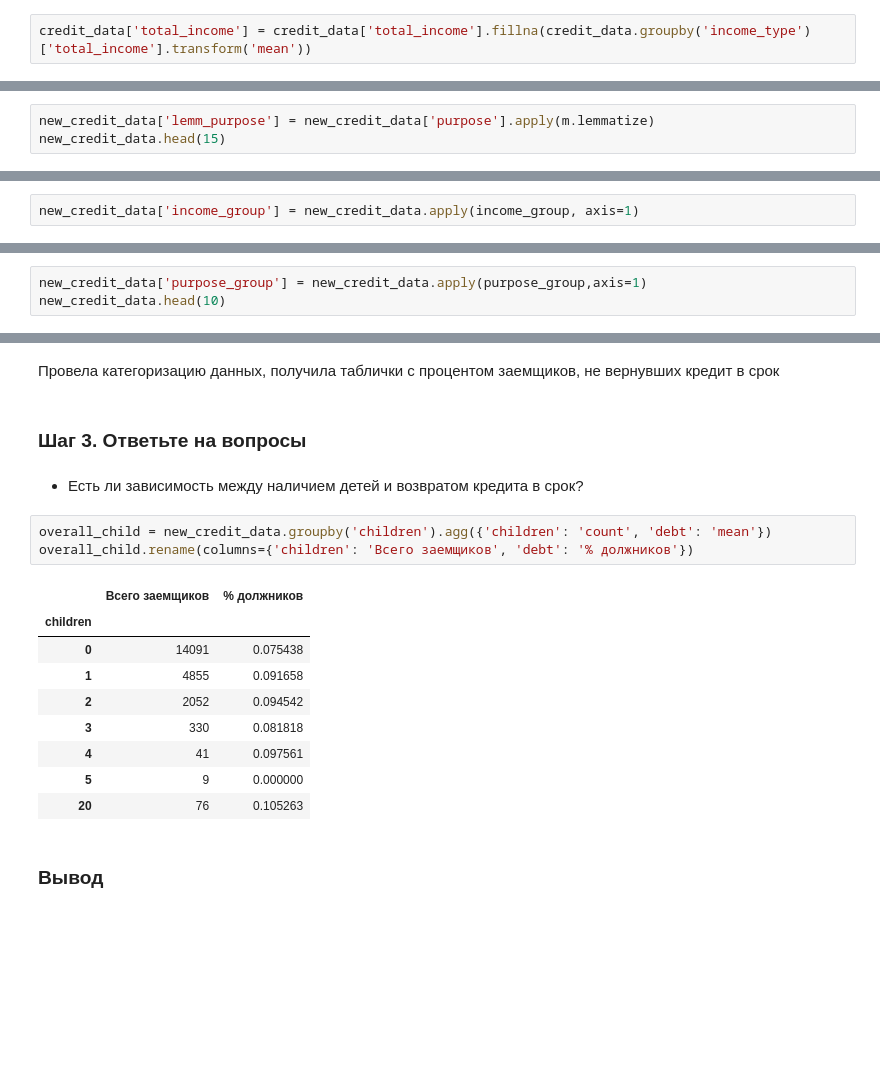
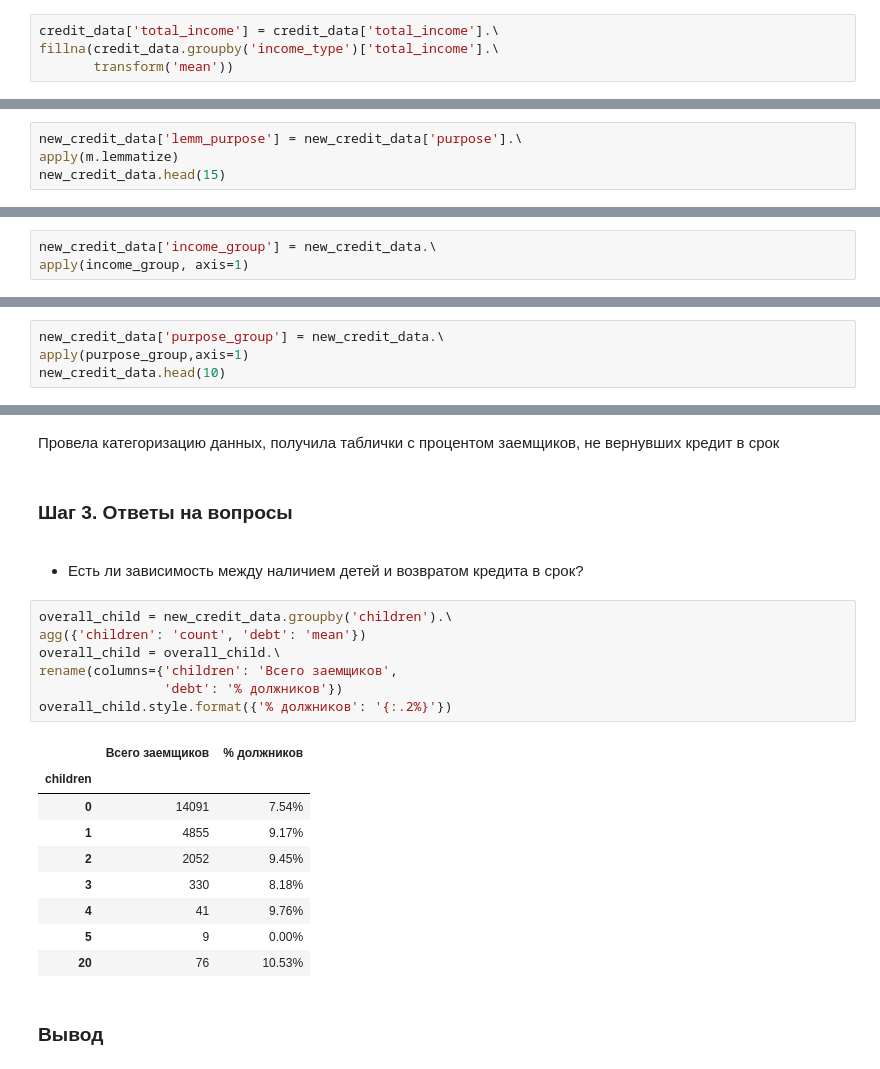
Before and after one commit to eklerchik/Yandex-praktikum-Projects, a Jupyter notebook: Credit_bank/Credit_bank.ipynb, the cells around one changed output, grey strips where cells are left out. Cells and saved outputs as stored; diff of their text form; blank space fills up the shorter version.

```diff
--- a/Credit_bank/Credit_bank.ipynb
+++ b/Credit_bank/Credit_bank.ipynb
@@ -224,7 +253,9 @@ income_type
 студент             98201.625314
 Name: total_income, dtype: float64
 # %%
-credit_data['total_income'] = credit_data['total_income'].fillna(credit_data.groupby('income_type')['total_income'].transform('mean'))
+credit_data['total_income'] = credit_data['total_income'].\
+fillna(credit_data.groupby('income_type')['total_income'].\
+       transform('mean'))
 # %%
 credit_data[credit_data["income_type"] == 'сотрудник' ]
 # %% [output]
@@ -480,7 +514,8 @@ array(['покупка жилья', 'приобретение автомобил
 from pymystem3 import Mystem
 m = Mystem()
 # %%
-new_credit_data['lemm_purpose'] = new_credit_data['purpose'].apply(m.lemmatize)
+new_credit_data['lemm_purpose'] = new_credit_data['purpose'].\
+apply(m.lemmatize)
 new_credit_data.head(15)
 # %% [output]
 |  | children | days_employed | dob_years | education | education_id | family_status | family_status_id | gender | ... |
@@ -587,5 +626,6 @@ def income_group(row):
     if income > 160000:
         return 'высокий'
 # %%
-new_credit_data['income_group'] = new_credit_data.apply(income_group, axis=1)
+new_credit_data['income_group'] = new_credit_data.\
+apply(income_group, axis=1)
 # %%
@@ -626,7 +668,8 @@ def purpose_group(row):
     if 'свадьба' in purpose:
         return 'свадьба'
 # %%
-new_credit_data['purpose_group'] = new_credit_data.apply(purpose_group,axis=1)
+new_credit_data['purpose_group'] = new_credit_data.\
+apply(purpose_group,axis=1)
 new_credit_data.head(10)
 # %% [output]
 |  | children | days_employed | dob_years | education | education_id | family_status | family_status_id | gender | ... |
@@ -671,22 +716,28 @@ Name: debt, dtype: float64
 # %% [markdown]
 Провела категоризацию данных, получила таблички с процентом заемщиков, не вернувших кредит в срок
 # %% [markdown]
-### Шаг 3. Ответьте на вопросы
+<a id='answers'></a>
+### Шаг 3. Ответы на вопросы
 # %% [markdown]
+<a id='childratioreturn'></a>
 - Есть ли зависимость между наличием детей и возвратом кредита в срок?
 # %%
-overall_child = new_credit_data.groupby('children').agg({'children': 'count', 'debt': 'mean'})
-overall_child.rename(columns={'children': 'Всего заемщиков', 'debt': '% должников'})
+overall_child = new_credit_data.groupby('children').\
+agg({'children': 'count', 'debt': 'mean'})
+overall_child = overall_child.\
+rename(columns={'children': 'Всего заемщиков',
+                'debt': '% должников'})
+overall_child.style.format({'% должников': '{:.2%}'})
 # %% [output]
 |  | Всего заемщиков | % должников |
 | children |  |  |
-| 0 | 14091 | 0.075438 |
-| 1 | 4855 | 0.091658 |
-| 2 | 2052 | 0.094542 |
-| 3 | 330 | 0.081818 |
-| 4 | 41 | 0.097561 |
-| 5 | 9 | 0.000000 |
-| 20 | 76 | 0.105263 |
+| 0 | 14091 | 7.54% |
+| 1 | 4855 | 9.17% |
+| 2 | 2052 | 9.45% |
+| 3 | 330 | 8.18% |
+| 4 | 41 | 9.76% |
+| 5 | 9 | 0.00% |
+| 20 | 76 | 10.53% |
 # %% [markdown]
 ### Вывод
 # %% [markdown]
```
Also changed, not shown: parts of 33 cells of this notebook.
